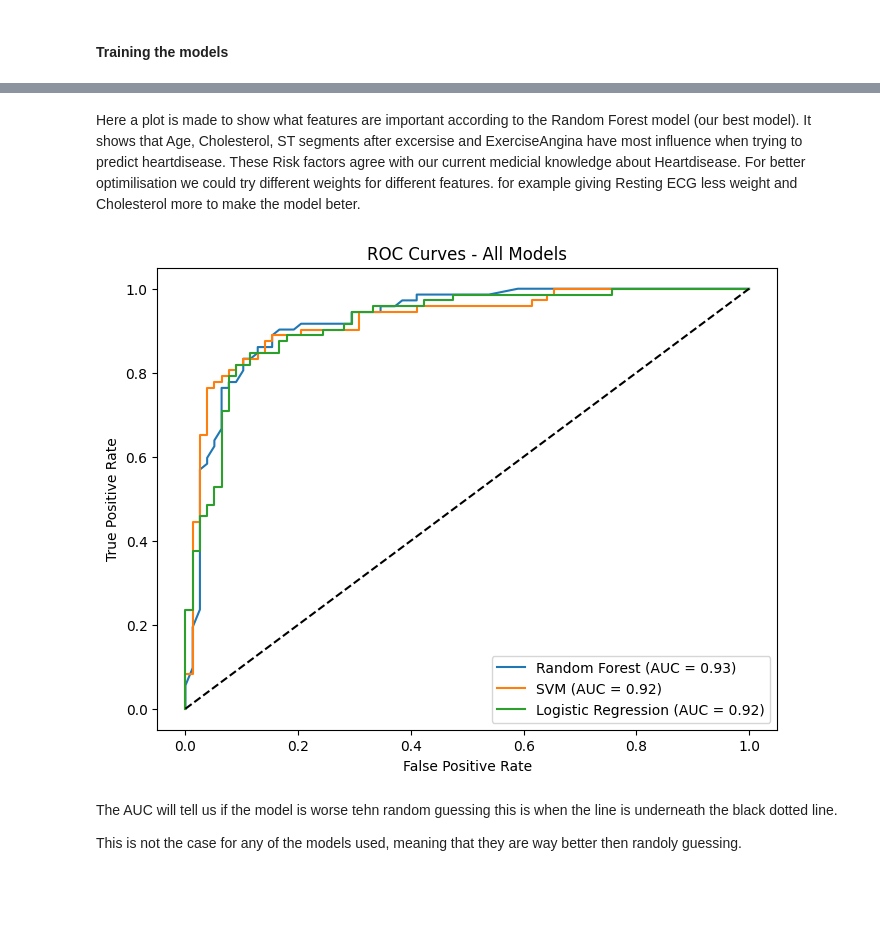
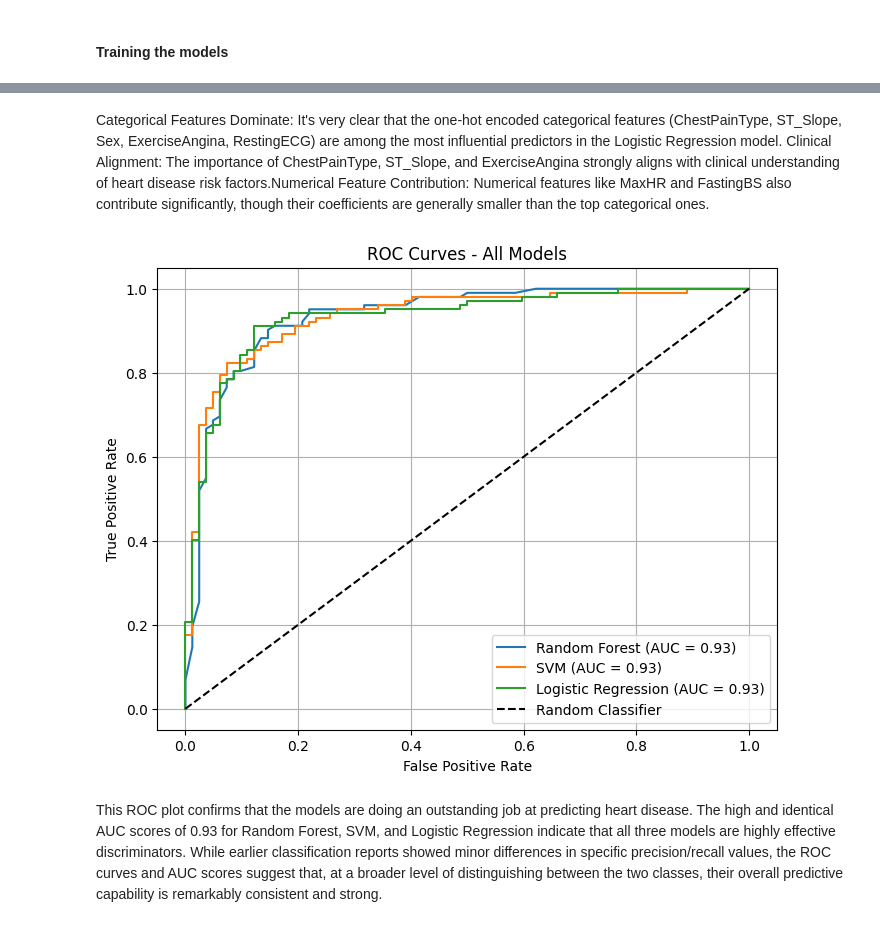
Before and after one commit to azzipxonraj/ml_heart, a Jupyter notebook: Machinelearn_heartdisease copy.ipynb, the cells around one changed output, grey strips where cells are left out. Cells and saved outputs as stored; diff of their text form; code cells hidden in the pictures; blank space fills up the shorter version.

Commit message:
Laatste updates machine learning

```diff
--- a/Machinelearn_heartdisease copy.ipynb
+++ b/Machinelearn_heartdisease copy.ipynb
@@ -559,24 +663,55 @@ plt.show()
-# %% [markdown]
-Here a plot is made to show what features are important according to the Random Forest model (our best model).
-It shows that Age, Cholesterol, ST segments after excersise and ExerciseAngina have most influence when trying to predict heartdisease.
-These Risk factors agree with our current medicial knowledge about Heartdisease. For better optimilisation we could try different weights for different features. for example giving Resting ECG less weight and Cholesterol more to make the model beter.
-# %%
-plt.figure(figsize=(8,6))
-plot_roc(model, X_test, y_test, "Random Forest")
-plot_roc(svm_grid, X_test, y_test, "SVM")
-plot_roc(logreg_pipeline, X_test, y_test, "Logistic Regression")
-plt.plot([0, 1], [0, 1], "k--")
-plt.xlabel("False Positive Rate")
-plt.ylabel("True Positive Rate")
-plt.title("ROC Curves - All Models")
-plt.legend()
-plt.show()
-# %% [output]
-[figure, removed]
-# %% [markdown]
-The AUC will tell us if the model is worse tehn random guessing this is when the line is underneath the black dotted line.
-
-This is not the case for any of the models used, meaning that they are way better then randoly guessing.
+# %% [markdown]
+Categorical Features Dominate: It's very clear that the one-hot encoded categorical features (ChestPainType, ST_Slope, Sex, ExerciseAngina, RestingECG) are among the most influential predictors in the Logistic Regression model. Clinical Alignment: The importance of ChestPainType, ST_Slope, and ExerciseAngina strongly aligns with clinical understanding of heart disease risk factors.Numerical Feature Contribution: Numerical features like MaxHR and FastingBS also contribute significantly, though their coefficients are generally smaller than the top categorical ones.
+# %%
+
+def plot_roc(model, X_test, y_test, model_name):
+    """
+    Plots the ROC curve for a given model.
+
+    Args:
+        model: Trained scikit-learn classifier (must have a .predict_proba method).
+        X_test: Test features.
+        y_test: True labels for the test set.
+        model_name: Name of the model for the legend.
+    """
+    # Get predicted probabilities for the positive class (class 1)
+    y_score = model.predict_proba(X_test)[:, 1]
+
+    # Calculate ROC curve
+    fpr, tpr, _ = roc_curve(y_test, y_score)
+
+    # Calculate AUC (Area Under the Curve)
+    roc_auc = auc(fpr, tpr)
+
+    # Plot the ROC curve
+    plt.plot(fpr, tpr, label=f'{model_name} (AUC = {roc_auc:.2f})')
+
+# Now, using your provided plotting code:
+plt.figure(figsize=(8,6))
+
+# Plot ROC for each model using the helper function
+# Ensure 'model' refers to your trained RandomForest pipeline
+# Ensure 'svm_grid' refers to your trained GridSearchCV object for SVM
+# Ensure 'logreg_pipeline' refers to your trained Logistic Regression pipeline
+
+plot_roc(model, X_test, y_test, "Random Forest")
+plot_roc(svm_grid, X_test, y_test, "SVM")
+plot_roc(logreg_pipeline, X_test, y_test, "Logistic Regression")
+
+# Plot the diagonal line (random classifier)
+plt.plot([0, 1], [0, 1], "k--", label="Random Classifier")
+
+# Add labels and title
+plt.xlabel("False Positive Rate")
+plt.ylabel("True Positive Rate")
+plt.title("ROC Curves - All Models")
+plt.legend()
+plt.grid(True) # Add a grid for better readability
+plt.show()
+# %% [output]
+[figure, added]
+# %% [markdown]
+This ROC plot confirms that the models are doing an outstanding job at predicting heart disease. The high and identical AUC scores of 0.93 for Random Forest, SVM, and Logistic Regression indicate that all three models are highly effective discriminators. While earlier classification reports showed minor differences in specific precision/recall values, the ROC curves and AUC scores suggest that, at a broader level of distinguishing between the two classes, their overall predictive capability is remarkably consistent and strong.
 # %%
 models = {
     "Random Forest": model,
```
Also changed, not shown: parts of 67 cells of this notebook.
